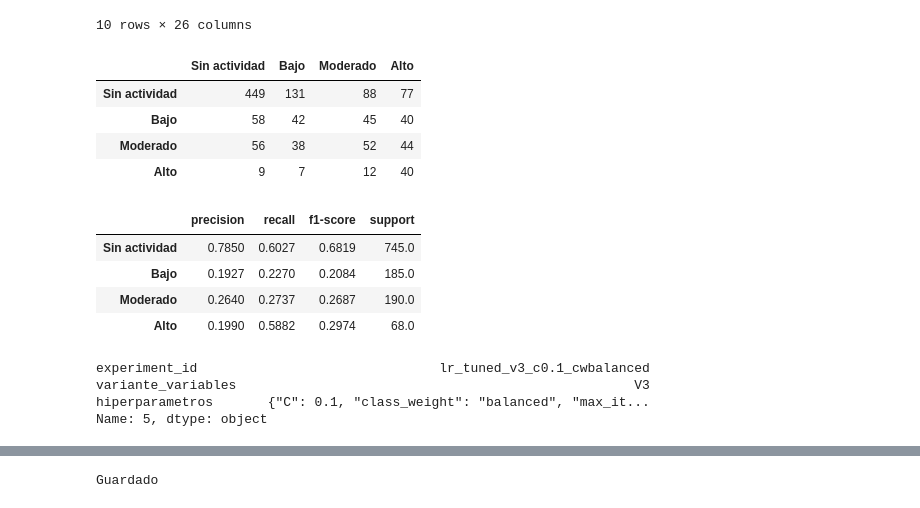
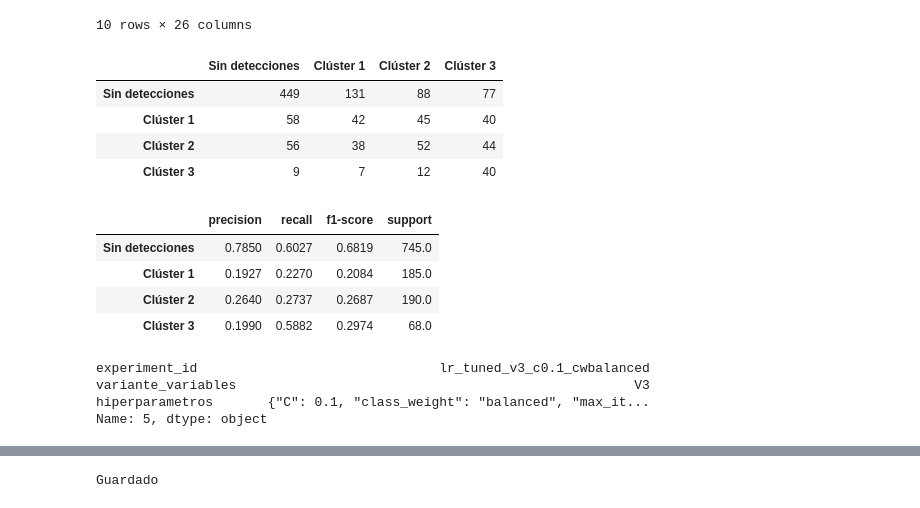
Before and after one commit to kateringonzalez-glitch/Proyecto-AA, a Jupyter notebook: experimentos/Experimento_02_LogisticRegression.ipynb, the cells around one changed output, grey strips where cells are left out. Saved outputs shown, nothing was run; the diff lists cells and outputs as text; code cells hidden in the pictures.

```diff
--- a/experimentos/Experimento_02_LogisticRegression.ipynb
+++ b/experimentos/Experimento_02_LogisticRegression.ipynb
@@ -51,6 +56,6 @@ base=pd.DataFrame(rows);base[["variante_variables","f1_macro_validation","balanc
 for v,mod in base_models.items():
  print(f"Matriz de confusión validation - {v}")
  pred_v=mod.predict(validation[VARIANTS[v]])
- display(pd.DataFrame(confusion_matrix(validation[TARGET],pred_v,labels=ORDER),index=ORDER,columns=ORDER))
+ display(present(pd.DataFrame(confusion_matrix(validation[TARGET],pred_v,labels=ORDER),index=ORDER,columns=ORDER)))
 # %% [output]
 Matriz de confusión validation - V1
@@ -84,7 +89,7 @@ for C in [0.1,1.0,10.0]:
  for cw in [None,"balanced"]:
   cols=VARIANTS[best_variant];t=time.perf_counter();mod=build(cols,C,cw).fit(train[cols],train[TARGET]);pred=mod.predict(validation[cols]);elapsed=time.perf_counter()-t
   rows_tuned.append(row(f"lr_tuned_{best_variant.lower()}_c{C}_cw{cw}","LogisticRegression",best_variant,{"C":C,"class_weight":cw,"max_iter":2000,"random_state":RS},pred,elapsed,"Ajuste moderado sobre mejor variante base"))
-results=pd.concat([base,pd.DataFrame(rows_tuned)],ignore_index=True);results.sort_values("f1_macro_validation",ascending=False).head(10).round(4)
+results=pd.concat([base,pd.DataFrame(rows_tuned)],ignore_index=True);present(results.sort_values("f1_macro_validation",ascending=False).head(10).round(4))
 # %% [output]
 |  | experiment_id | modelo | variante_variables | hiperparametros | accuracy_validation | ... |
 | 5 | lr_tuned_v3_c0.1_cwbalanced | LogisticRegression | V3 | {"C": 0.1, "class_weight": "balan... | 0.4907 | ... |
@@ -99,18 +104,18 @@ results=pd.concat([base,pd.DataFrame(rows_tuned)],ignore_index=True);results.sor
 | 4 | lr_tuned_v3_c0.1_cwNone | LogisticRegression | V3 | {"C": 0.1, "class_weight": null, ... | 0.6221 | ... |
 10 rows × 26 columns
 # %%
-best=results.sort_values(["f1_macro_validation","balanced_accuracy_validation"],ascending=False).iloc[0];params=json.loads(best.hiperparametros);cols=VARIANTS[best.variante_variables];final=build(cols,params["C"],params["class_weight"]).fit(train[cols],train[TARGET]);pred=final.predict(validation[cols]);display(pd.DataFrame(confusion_matrix(validation[TARGET],pred,labels=ORDER),index=ORDER,columns=ORDER));display(pd.DataFrame(classification_report(validation[TARGET],pred,labels=ORDER,output_dict=True,zero_division=0)).T.loc[ORDER].round(4));print(best[["experiment_id","variante_variables","hiperparametros"]])
+best=results.sort_values(["f1_macro_validation","balanced_accuracy_validation"],ascending=False).iloc[0];params=json.loads(best.hiperparametros);cols=VARIANTS[best.variante_variables];final=build(cols,params["C"],params["class_weight"]).fit(train[cols],train[TARGET]);pred=final.predict(validation[cols]);display(present(pd.DataFrame(confusion_matrix(validation[TARGET],pred,labels=ORDER),index=ORDER,columns=ORDER)));display(present(pd.DataFrame(classification_report(validation[TARGET],pred,labels=ORDER,output_dict=True,zero_division=0)).T.loc[ORDER].round(4)));print(best[["experiment_id","variante_variables","hiperparametros"]])
 # %% [output]
-|  | Sin actividad | Bajo | Moderado | Alto |
-| Sin actividad | 449 | 131 | 88 | 77 |
-| Bajo | 58 | 42 | 45 | 40 |
-| Moderado | 56 | 38 | 52 | 44 |
-| Alto | 9 | 7 | 12 | 40 |
+|  | Sin detecciones | Clúster 1 | Clúster 2 | Clúster 3 |
+| Sin detecciones | 449 | 131 | 88 | 77 |
+| Clúster 1 | 58 | 42 | 45 | 40 |
+| Clúster 2 | 56 | 38 | 52 | 44 |
+| Clúster 3 | 9 | 7 | 12 | 40 |
 |  | precision | recall | f1-score | support |
-| Sin actividad | 0.7850 | 0.6027 | 0.6819 | 745.0 |
-| Bajo | 0.1927 | 0.2270 | 0.2084 | 185.0 |
-| Moderado | 0.2640 | 0.2737 | 0.2687 | 190.0 |
-| Alto | 0.1990 | 0.5882 | 0.2974 | 68.0 |
+| Sin detecciones | 0.7850 | 0.6027 | 0.6819 | 745.0 |
+| Clúster 1 | 0.1927 | 0.2270 | 0.2084 | 185.0 |
+| Clúster 2 | 0.2640 | 0.2737 | 0.2687 | 190.0 |
+| Clúster 3 | 0.1990 | 0.5882 | 0.2974 | 68.0 |
 experiment_id                               lr_tuned_v3_c0.1_cwbalanced
 variante_variables                                                   V3
 hiperparametros       {"C": 0.1, "class_weight": "balanced", "max_it...
```
Also changed, not shown: parts of 4 cells of this notebook, 35 other files.
